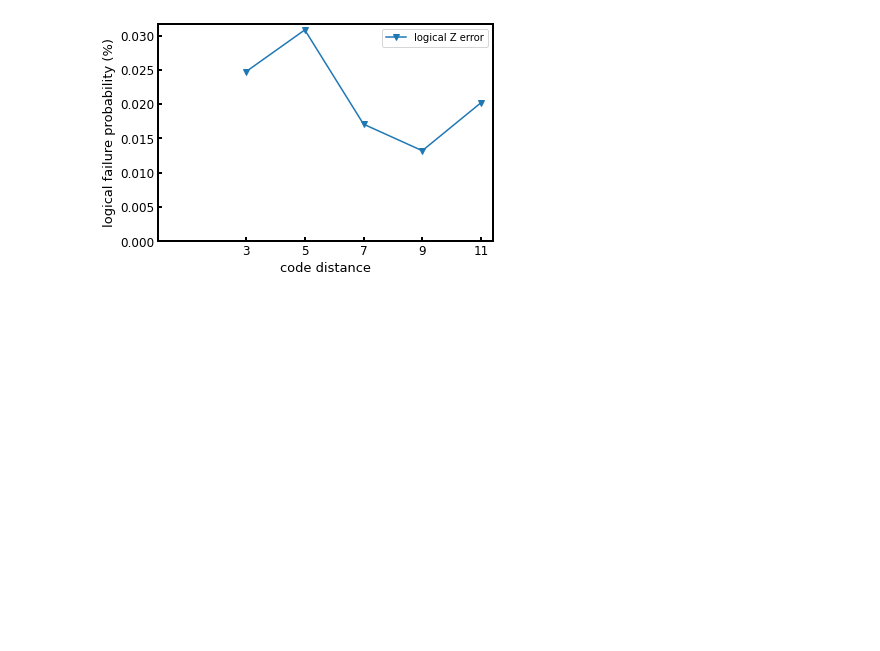
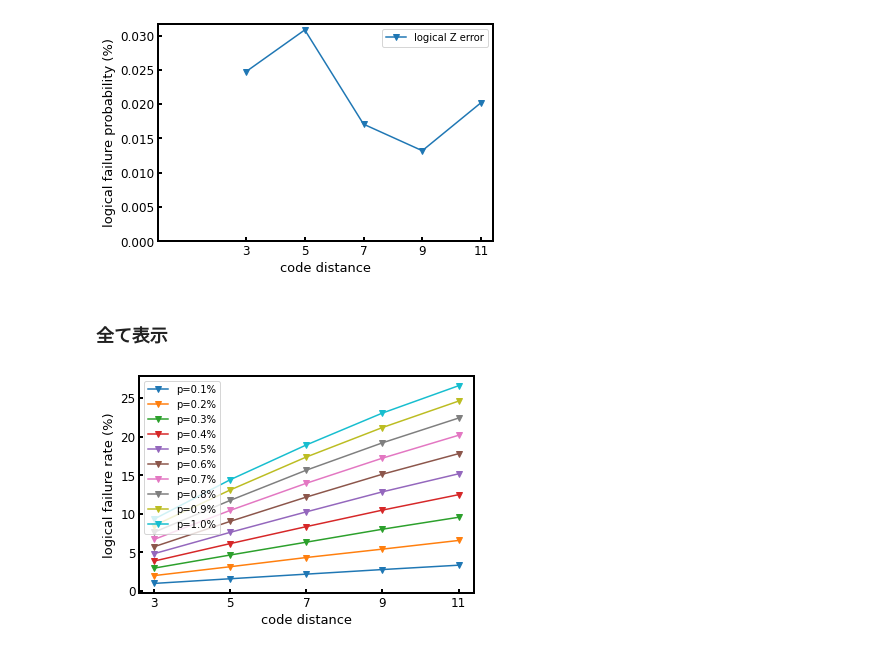
Before and after one commit to kono0924/Fujii-lab, a Jupyter notebook: logical_gate/csv_view.ipynb, the cells around one changed output. Saved outputs shown, nothing was run; the diff lists cells and outputs as text; code cells hidden in the pictures; blank space fills up the shorter version.

```diff
--- a/logical_gate/csv_view.ipynb
+++ b/logical_gate/csv_view.ipynb
@@ -130,3 +130,73 @@ plt.show()
 [0.0007992 0.0013986 0.001998  0.0025974 0.0031968]
 [0.00079864 0.00139679 0.00199421 0.00259093 0.00318692]
 [figure]
+# %% [markdown]
+### 全て表示
+# %%
+import os
+from sklearn.linear_model import LinearRegression
+
+################ 要変更 #################
+# FUjii-labのパス
+path = "/Users/konohideki/Documents/Fujii-lab/logical_gate"
+# ファイル名
+#file0 = "p=0.05%,eta=1000,d=(3,11,2),trials=1000000" + ".csv"
+file1 = "p=0.1%,eta=1000,d=(3,11,2),trials=1000000" + ".csv"
+file2 = "p=0.2%,eta=1000,d=(3,11,2),trials=1000000" + ".csv"
+file3 = "p=0.3%,eta=1000,d=(3,11,2),trials=1000000" + ".csv"
+file4 = "p=0.4%,eta=1000,d=(3,11,2),trials=1000000" + ".csv"
+file5 = "p=0.5%,eta=1000,d=(3,11,2),trials=1000000" + ".csv"
+file6 = "p=0.6%,eta=1000,d=(3,11,2),trials=1000000" + ".csv"
+file7 = "p=0.7%,eta=1000,d=(3,11,2),trials=1000000" + ".csv"
+file8 = "p=0.8%,eta=1000,d=(3,11,2),trials=1000000" + ".csv"
+file9 = "p=0.9%,eta=1000,d=(3,11,2),trials=1000000" + ".csv"
+file10 = "p=1.0%,eta=1000,d=(3,11,2),trials=1000000" + ".csv"
+########################################
+
+# csvファイルの読み込み
+os.chdir(path)
+###
+#data0 = pd.read_csv(file0, index_col=0)
+data1 = pd.read_csv(file1, index_col=0)
+data2 = pd.read_csv(file2, index_col=0)
+data3 = pd.read_csv(file3, index_col=0)
+data4 = pd.read_csv(file4, index_col=0)
+data5 = pd.read_csv(file5, index_col=0)
+data6 = pd.read_csv(file6, index_col=0)
+data7 = pd.read_csv(file7, index_col=0)
+data8 = pd.read_csv(file8, index_col=0)
+data9 = pd.read_csv(file9, index_col=0)
+data10 = pd.read_csv(file10, index_col=0)
+
+##### グラフ作成 #####
+plt.rcParams["xtick.direction"] = "in"
+plt.rcParams["ytick.direction"] = "in"
+fig, ax = plt.subplots()
+#ax.plot(data0.columns, data0.iloc[1]*100,marker='v',label="p="+str(0.05))
+ax.plot(data1.columns, data1.iloc[1]*100,marker='v',label="p="+str(0.1)+"%")
+ax.plot(data2.columns, data2.iloc[1]*100,marker='v',label="p="+str(0.2)+"%")
+ax.plot(data3.columns, data3.iloc[1]*100,marker='v',label="p="+str(0.3)+"%")
+ax.plot(data4.columns, data4.iloc[1]*100,marker='v',label="p="+str(0.4)+"%")
+ax.plot(data5.columns, data5.iloc[1]*100,marker='v',label="p="+str(0.5)+"%")
+ax.plot(data6.columns, data6.iloc[1]*100,marker='v',label="p="+str(0.6)+"%")
+ax.plot(data7.columns, data7.iloc[1]*100,marker='v',label="p="+str(0.7)+"%")
+ax.plot(data8.columns, data8.iloc[1]*100,marker='v',label="p="+str(0.8)+"%")
+ax.plot(data9.columns, data9.iloc[1]*100,marker='v',label="p="+str(0.9)+"%")
+ax.plot(data10.columns, data10.iloc[1]*100,marker='v',label="p="+str(1.0)+"%")
+
+#ax.set_xlim(0,5)
+#ax.set_ylim(0,0.3)
+ax.set_xlabel("code distance", fontsize=13)
+ax.set_ylabel("logical failure rate (%)", fontsize=13)
+ax.spines["top"].set_linewidth(2)
+ax.spines["left"].set_linewidth(2)
+ax.spines["bottom"].set_linewidth(2)
+ax.spines["right"].set_linewidth(2)
+ax.tick_params(direction="in", width=2, length=4, labelsize=12)
+#ax.set_title("pm=" + str(0) + "%, eta=" + str(1000) + ", repeat=" + str(1) + ", trials=" + str(10000), fontsize=14)
+#ax.set_xscale("log")
+#ax.set_yscale("log")
+plt.legend()
+plt.show()
+# %% [output]
+[figure, added]
```
Also changed, not shown: parts of 6 cells of this notebook, 5 other files.
